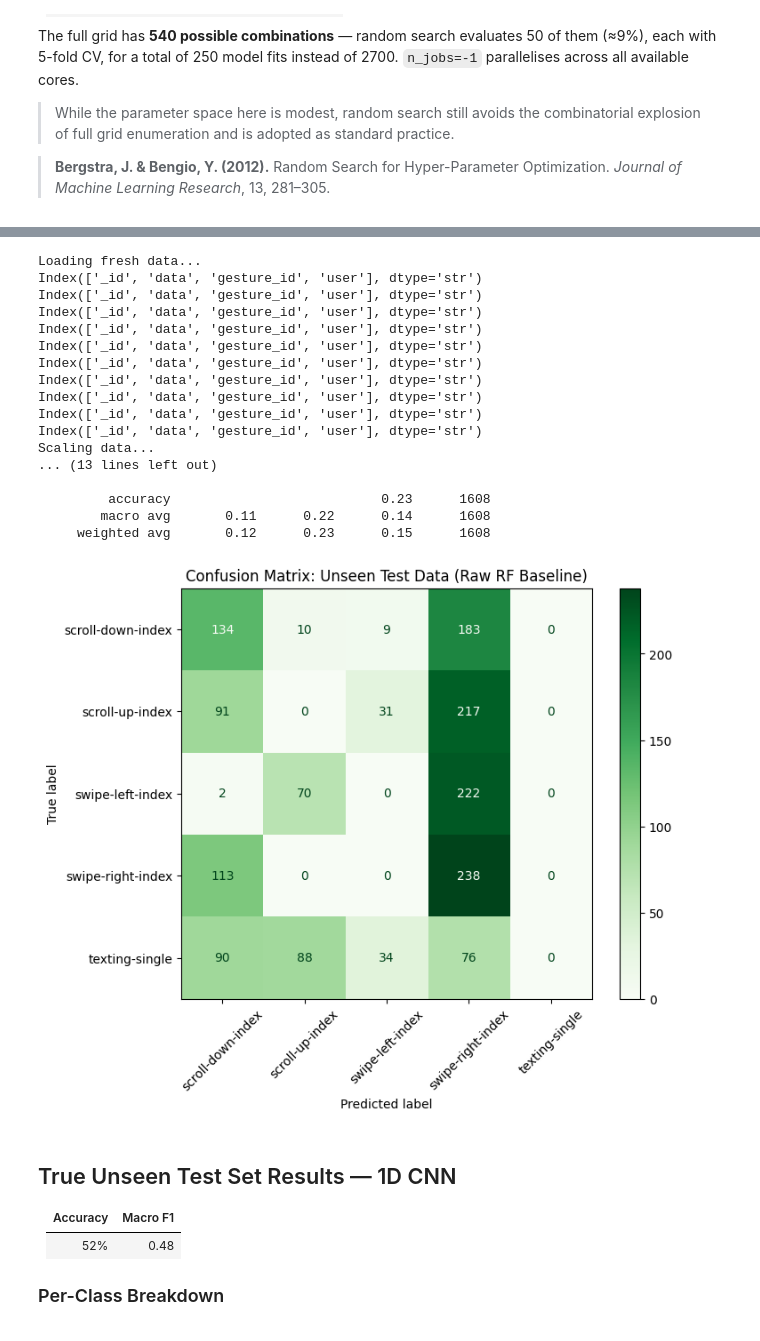
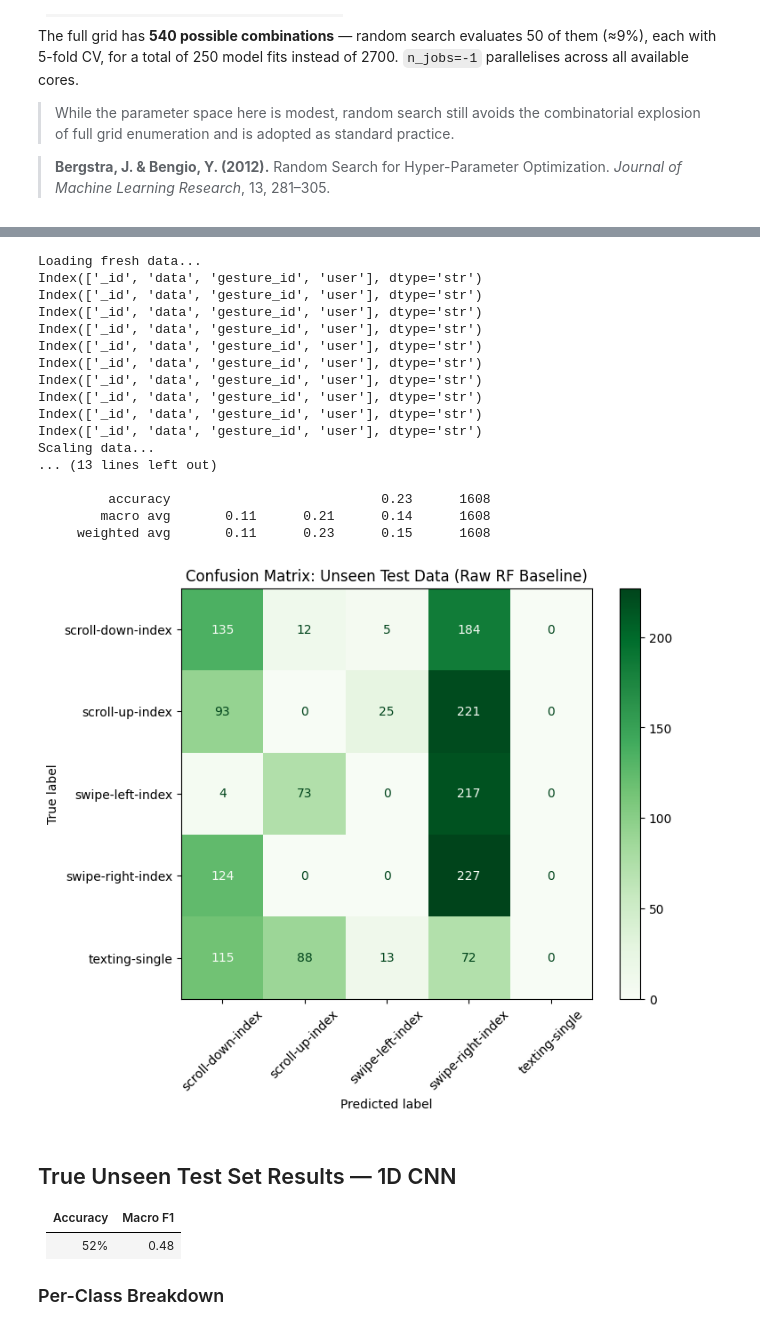
Before and after one commit to nderekk/IoT-Course-AIoT-project, a Jupyter notebook: aiot_project_time_series.ipynb, the cells around one changed output, grey strips where cells are left out. Saved outputs shown, nothing was run; the diff lists cells and outputs as text; code cells hidden in the pictures.

```diff
--- a/aiot_project_time_series.ipynb
+++ b/aiot_project_time_series.ipynb
@@ -340,22 +342,22 @@ def flatten_gestures(gesture_clips: dict) -> dict:
 # %% [markdown]
 ### unpack dict data for scikitlearn model
 # %%
-def prepare_xy(flattened_dict: dict) -> tuple:
-    """ Turns the flattened gesture DataFrames into a feature matrix X and target vector y in numpy array form, ready to be fed into a machine learning model.
+# def prepare_xy(flattened_dict: dict) -> tuple:
+#     """ Turns the flattened gesture DataFrames into a feature matrix X and target vector y in numpy array form, ready to be fed into a machine learning model.
 
-    Args:
-        flattened_dict (dict): The flattened gesture data in dictionary form, where each key is a gesture_id and each value is a single DataFrame representing all the clips for that gesture.
+#     Args:
+#         flattened_dict (dict): The flattened gesture data in dictionary form, where each key is a gesture_id and each value is a single DataFrame representing all the clips for that gesture.
 
-    Returns:
-        tuple: A tuple containing the feature matrix X and the target vector y in numpy array form, ready to be fed into a machine learning model.
-    """
-    X = pd.concat(flattened_dict.values(), ignore_index=True).to_numpy()
+#     Returns:
+#         tuple: A tuple containing the feature matrix X and the target vector y in numpy array form, ready to be fed into a machine learning model.
+#     """
+#     X = pd.concat(flattened_dict.values(), ignore_index=True).to_numpy()
 
-    y = []
-    for gesture_name, df in flattened_dict.items():
-        y.extend([gesture_name] * len(df))
+#     y = []
+#     for gesture_name, df in flattened_dict.items():
+#         y.extend([gesture_name] * len(df))
 
-    return X, np.array(y)
+#     return X, np.array(y)
 
 # X_train, y_train = prepare_xy(train_clips_flattened)
 # X_val, y_val = prepare_xy(val_clips_flattened)
@@ -997,39 +993,39 @@ X_train_flat, y_train_full = prepare_xy(train_clips_flat)
 X_test_flat, y_test_full = prepare_xy(test_clips_flat)
 
 print("Training final RF baseline model on raw flattened data...")
-final_rf = RandomForestClassifier(**random_search.best_params_, random_state=42)
+final_rf = RandomForestClassifier(n_estimators=100, random_state=42)
 final_rf.fit(X_train_flat, y_train_full)
 
 y_pred_test = final_rf.predict(X_test_flat)
 
 print("\n" + "="*60)
 print("🏆 TRUE UNSEEN TEST SET RESULTS (RAW FLATTENED RF)")
 print("="*60)
 print(classification_report(y_test_full, y_pred_test, zero_division=0))
 
 fig, ax = plt.subplots(figsize=(8, 6))
 ConfusionMatrixDisplay.from_predictions(y_test_full, y_pred_test, ax=ax, cmap='Greens', xticks_rotation=45)
 plt.title("Confusion Matrix: Unseen Test Data (Raw RF Baseline)")
 plt.show()
 # %% [output]
 Loading fresh data...
 Index(['_id', 'data', 'gesture_id', 'user'], dtype='str')
 Index(['_id', 'data', 'gesture_id', 'user'], dtype='str')
 Index(['_id', 'data', 'gesture_id', 'user'], dtype='str')
 Index(['_id', 'data', 'gesture_id', 'user'], dtype='str')
 Index(['_id', 'data', 'gesture_id', 'user'], dtype='str')
 Index(['_id', 'data', 'gesture_id', 'user'], dtype='str')
 Index(['_id', 'data', 'gesture_id', 'user'], dtype='str')
 Index(['_id', 'data', 'gesture_id', 'user'], dtype='str')
 Index(['_id', 'data', 'gesture_id', 'user'], dtype='str')
 Index(['_id', 'data', 'gesture_id', 'user'], dtype='str')
 Scaling data...
 ... (13 lines left out)
 
          accuracy                           0.23      1608
-        macro avg       0.11      0.22      0.14      1608
-     weighted avg       0.12      0.23      0.15      1608
+        macro avg       0.11      0.21      0.14      1608
+     weighted avg       0.11      0.23      0.15      1608
-[figure, old version]
+[figure, new version]
 # %% [markdown]
 ## True Unseen Test Set Results — 1D CNN
 
```
Also changed, not shown: parts of 13 cells of this notebook, 1 other file.
